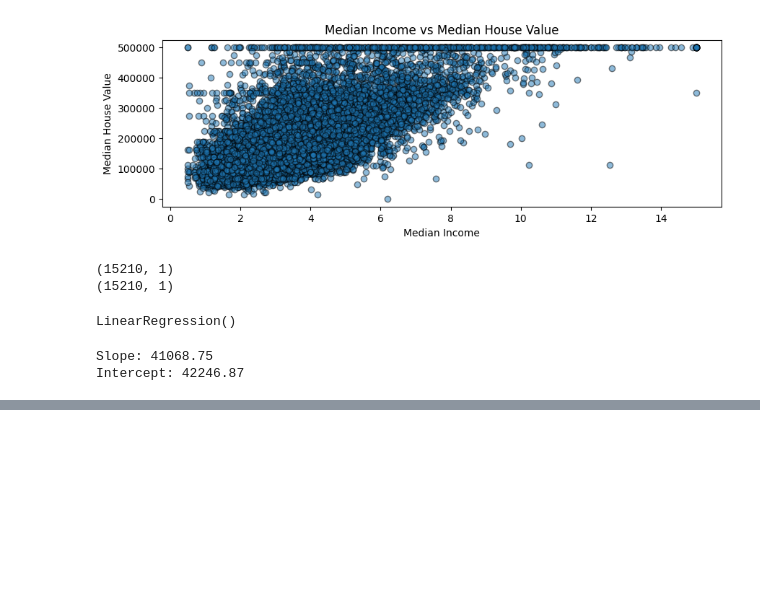
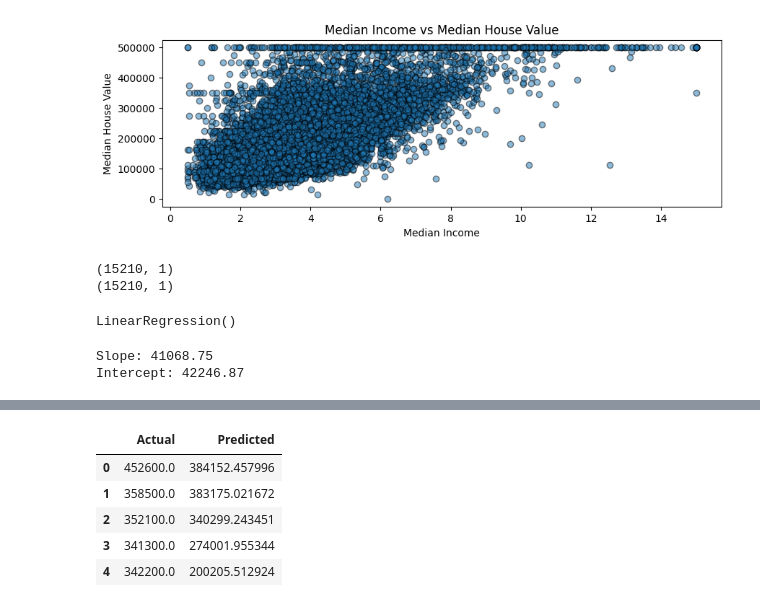
Before and after one commit to wisdomnotai/house-income-prediction, a Jupyter notebook: main.ipynb, the cells around one changed output, grey strips where cells are left out. Cells and saved outputs as stored; diff of their text form; code cells hidden in the pictures; blank space fills up the shorter version.

```diff
--- a/main.ipynb
+++ b/main.ipynb
@@ -127,0 +136,17 @@ print(y_pred)
+# %%
+y_pred = y_pred.flatten()
+
+
+results_df = pd.DataFrame({
+    "Actual": y.squeeze(),
+    "Predicted": y_pred
+})
+
+display(results_df.head())
+# %% [output]
+|  | Actual | Predicted |
+| 0 | 452600.0 | 384152.457996 |
+| 1 | 358500.0 | 383175.021672 |
+| 2 | 352100.0 | 340299.243451 |
+| 3 | 341300.0 | 274001.955344 |
+| 4 | 342200.0 | 200205.512924 |
```
Also changed, not shown: parts of 2 cells of this notebook.
